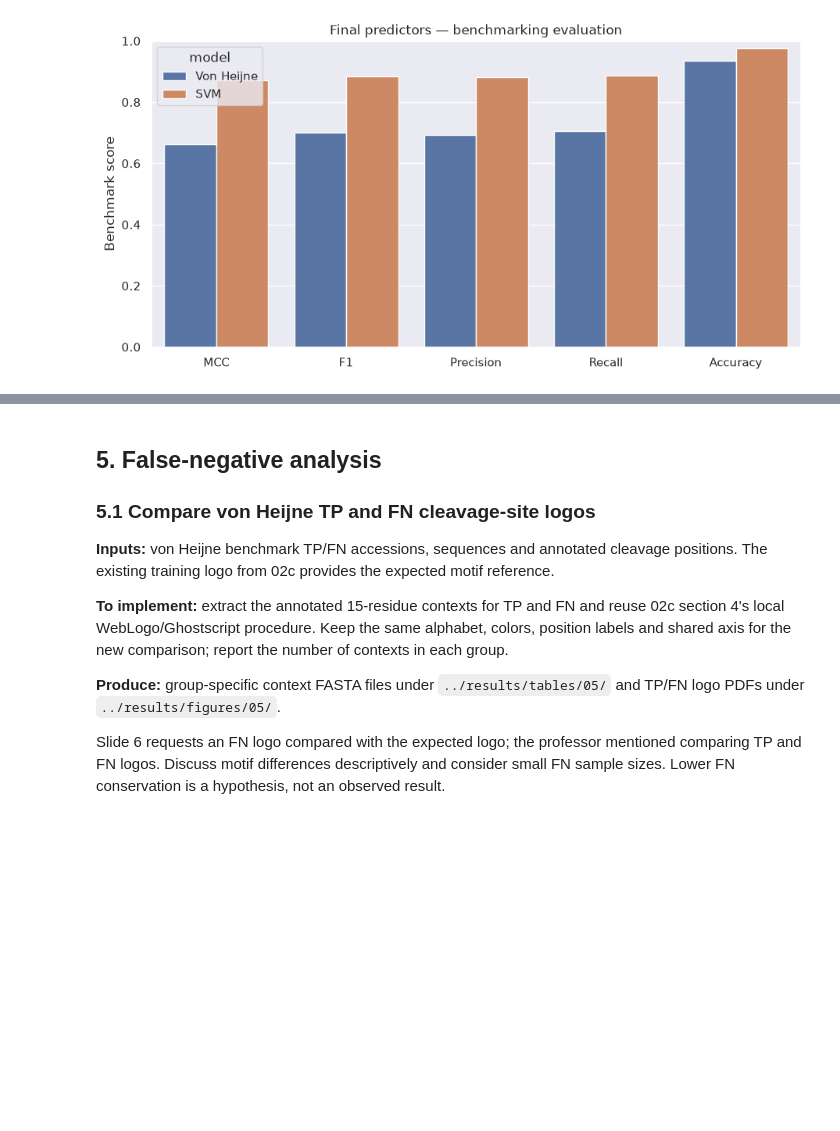
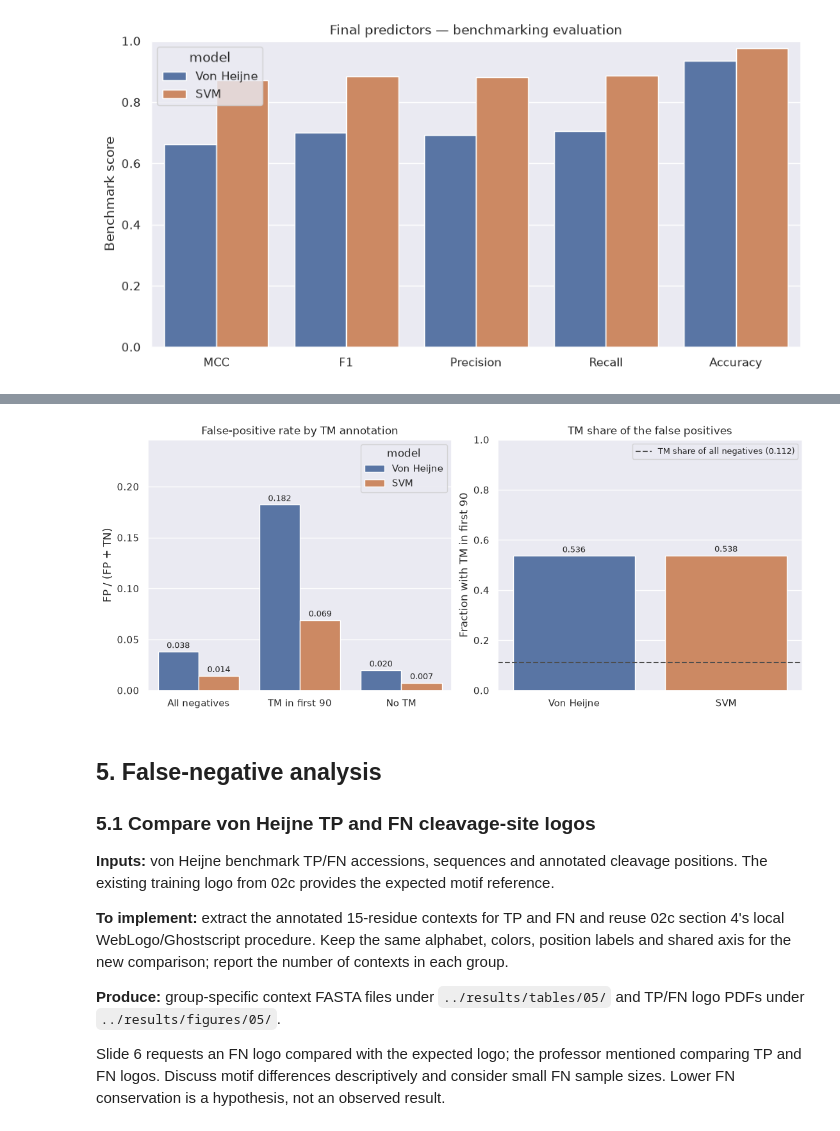
Before and after one commit to bioinformatikk/LB2_project_Group_10, a Jupyter notebook: notebooks/05_benchmarking_and_analysis.ipynb, the cells around one changed output, grey strips where cells are left out. Drawn from its saved outputs; the diff is of its cells as text; code cells hidden in the pictures; blank space fills up the shorter version.

Commit message:
Added step 4 on 05 benchmarking

```diff
--- a/notebooks/05_benchmarking_and_analysis.ipynb
+++ b/notebooks/05_benchmarking_and_analysis.ipynb
@@ -1119,0 +1117,97 @@ The professor mentioned comparing the overall and TM-restricted false-positive r
+# %%
+# False positives among benchmarking negatives, split by the UniProt TM
+# annotation has_tm_in_90 (slide 5). Rates are computed within the negative
+# class only; a zero denominator is reported as a missing value.
+def safe_ratio(numerator, denominator):
+    return numerator / denominator if denominator > 0 else np.nan
+
+
+fp_records = []
+for model_name, predictions in model_predictions.items():
+    negatives = predictions[predictions["label"] == 0]
+    # Every benchmarking negative carries the flag; positives are not involved.
+    assert negatives["has_tm_in_90"].notna().all(), "Missing has_tm_in_90 in negatives"
+    has_tm = negatives["has_tm_in_90"].astype(bool)
+    is_fp = negatives["prediction"] == 1
+
+    fp = int(is_fp.sum())
+    fp_tm = int((is_fp & has_tm).sum())
+    fp_non_tm = fp - fp_tm
+    n_negative = len(negatives)
+    n_negative_tm = int(has_tm.sum())
+    n_negative_non_tm = n_negative - n_negative_tm
+
+    fp_rate_tm = safe_ratio(fp_tm, n_negative_tm)
+    fp_rate_non_tm = safe_ratio(fp_non_tm, n_negative_non_tm)
+    fp_records.append({
+        "model": model_name,
+        "fp": fp,
+        "tn": n_negative - fp,
+        "fp_tm": fp_tm,
+        "tn_tm": n_negative_tm - fp_tm,
+        "fp_non_tm": fp_non_tm,
+        "tn_non_tm": n_negative_non_tm - fp_non_tm,
+        "n_negative": n_negative,
+        "n_negative_tm": n_negative_tm,
+        "n_negative_non_tm": n_negative_non_tm,
+        # Composition of the error set, and the TM share of the negatives it is
+        # drawn from: the first is only interpretable next to the second.
+        "tm_fraction_among_fp": safe_ratio(fp_tm, fp),
+        "tm_fraction_among_negatives": safe_ratio(n_negative_tm, n_negative),
+        # FP / (FP + TN), overall and restricted to each TM group.
+        "fp_rate_overall": safe_ratio(fp, n_negative),
+        "fp_rate_tm": fp_rate_tm,
+        "fp_rate_non_tm": fp_rate_non_tm,
+        "fp_rate_ratio_tm_vs_non_tm": safe_ratio(fp_rate_tm, fp_rate_non_tm),
+    })
+
+fp_tm_analysis = pd.DataFrame(fp_records)
+fp_analysis_path = table_dir / "4_1_fp_tm_analysis.tsv"
+fp_tm_analysis.to_csv(fp_analysis_path, sep="\t", index=False)
+print("False-positive analysis saved in:", fp_analysis_path)
+display(fp_tm_analysis.round(4))
+
+# Left: false-positive rates within each negative group. Right: the TM share of
+# each error set against the TM share of the negatives, which is the baseline
+# the fraction among FP has to be read against.
+rate_columns = ["fp_rate_overall", "fp_rate_tm", "fp_rate_non_tm"]
+rate_labels = {
+    "fp_rate_overall": "All negatives",
+    "fp_rate_tm": "TM in first 90",
+    "fp_rate_non_tm": "No TM",
+}
+rate_plot = fp_tm_analysis.melt(
+    id_vars="model", value_vars=rate_columns, var_name="group", value_name="rate"
+)
+rate_plot["group"] = rate_plot["group"].map(rate_labels)
+
+tm_share_of_negatives = fp_tm_analysis["tm_fraction_among_negatives"].iloc[0]
+
+fig, axes = plt.subplots(1, 2, figsize=(11, 4.5), layout="constrained")
+sns.barplot(data=rate_plot, x="group", y="rate", hue="model",
+            order=[rate_labels[column] for column in rate_columns],
+            errorbar=None, ax=axes[0])
+axes[0].set(xlabel="", ylabel="FP / (FP + TN)",
+            title="False-positive rate by TM annotation",
+            ylim=(0, rate_plot["rate"].max() * 1.35))
+
+sns.barplot(data=fp_tm_analysis, x="model", y="tm_fraction_among_fp",
+            hue="model", legend=False, errorbar=None, ax=axes[1])
+# The same negatives feed both models, so their TM share is one reference line.
+axes[1].axhline(
+    tm_share_of_negatives, color="0.3", linestyle="--",
+    label=f"TM share of all negatives ({tm_share_of_negatives:.3f})",
+)
+axes[1].legend(loc="upper right", fontsize=9)
+axes[1].set(xlabel="", ylabel="Fraction with TM in first 90",
+            title="TM share of the false positives", ylim=(0, 1))
+
+for ax in axes:
+    for container in ax.containers:
+        ax.bar_label(container, fmt="%.3f", fontsize=9, padding=2)
+
+figure_path = figure_dir / "4_1_fp_tm_rates.pdf"
+fig.savefig(figure_path, format="pdf", bbox_inches="tight")
+print("Plot saved in:", figure_path)
+plt.show()
+# %% [output]
@@ -1120,3 +1219,4 @@ The professor mentioned comparing the overall and TM-restricted false-positive r
+[figure, added]
 # %% [markdown]
 ## 5. False-negative analysis
 
```
Also changed, not shown: parts of 3 cells of this notebook, 5 other files.
